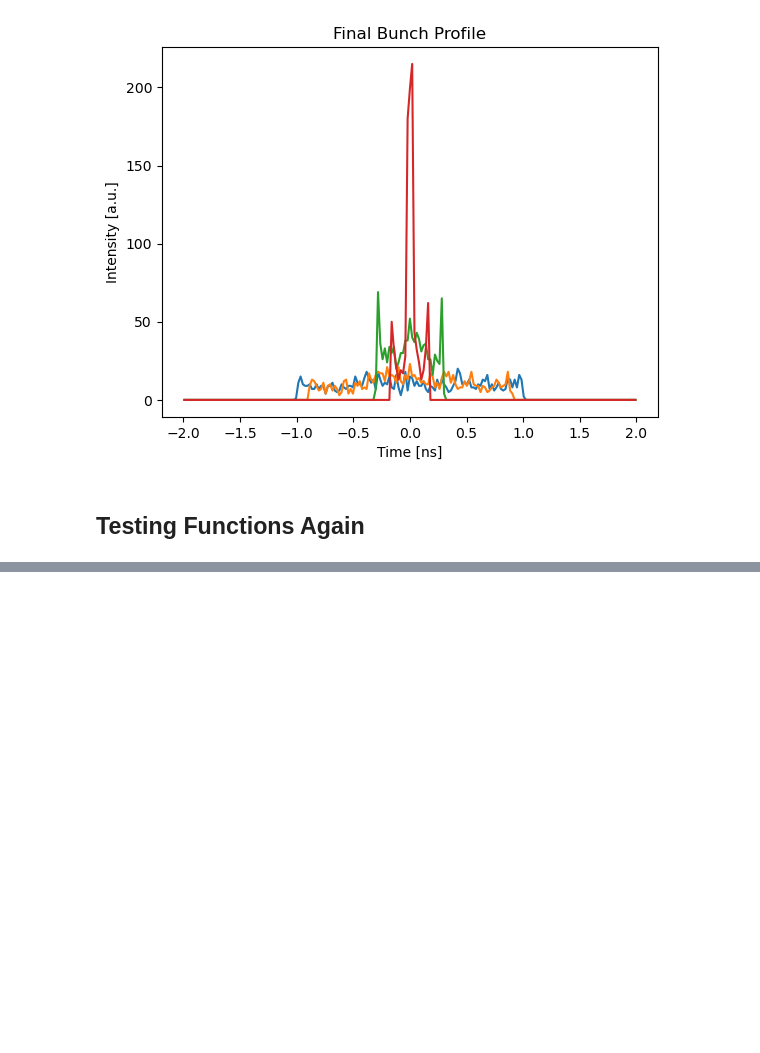
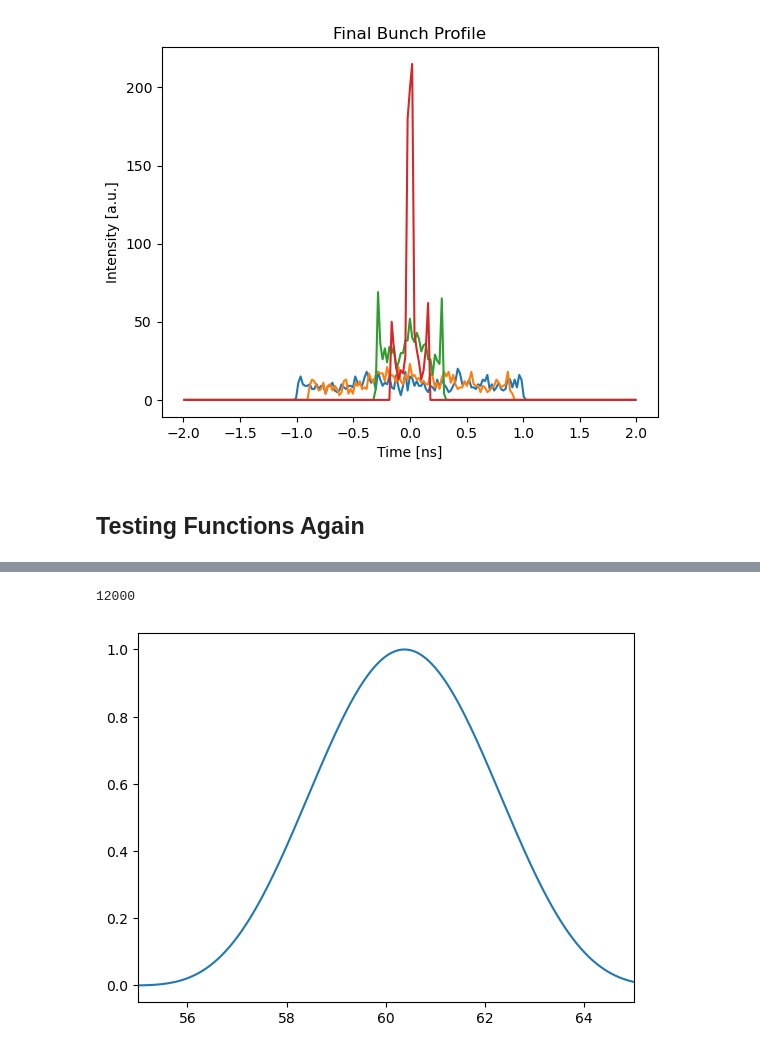
Before and after one commit to whyven/instrSimTools, a Jupyter notebook: instrSimTools/Testing_Notebook.ipynb, the cells around one changed output, grey strips where cells are left out. Cells and saved outputs as stored; diff of their text form; code cells hidden in the pictures; blank space fills up the shorter version.

```diff
--- a/instrSimTools/Testing_Notebook.ipynb
+++ b/instrSimTools/Testing_Notebook.ipynb
@@ -2398,0 +2429,11 @@ plt.show()
+# %%
+# --- Test Pulse Train with Jitter
+tt, ptrain = create_pulse_train_jitter( HSR_RF_24M, 10, HSR_PP_BUNCH_LENGTH_23GeV, phase_noise=0.2, pad_begin=1, pad_end=1, pw_type="rms", )
+print(tt.size)
+plt.figure()
+plt.plot( tt*1e9, ptrain )
+plt.xlim([55,65])
+plt.show()
+# %% [output]
+12000
+[figure, added]
```
Also changed, not shown: parts of 3 cells of this notebook, 1 other file.
